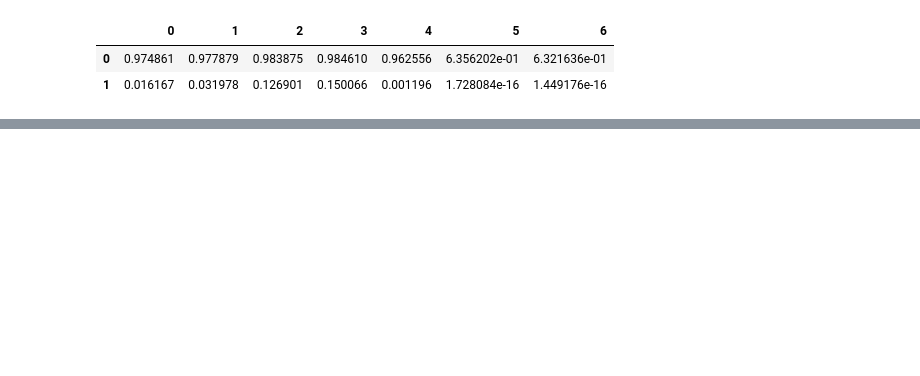
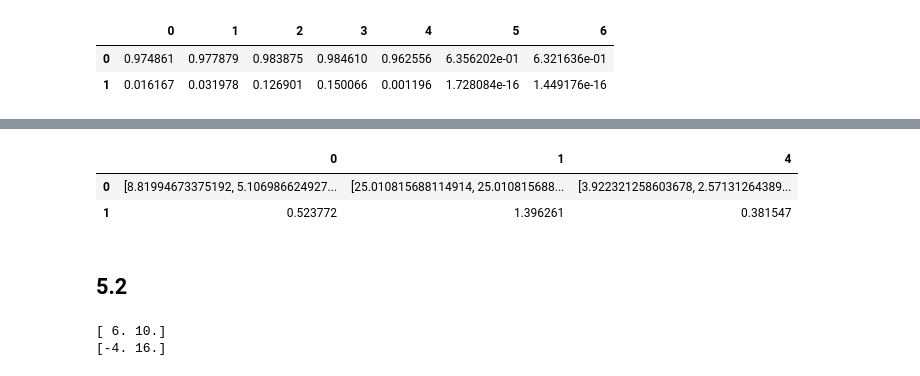
Before and after one commit to ThisisKUNMENG/jupyterlab_lite, a Jupyter notebook: content/multivariate/hw6.ipynb, the cells around one changed output, grey strips where cells are left out. Cells and saved outputs as stored; diff of their text form; code cells hidden in the pictures; blank space fills up the shorter version.

```diff
--- a/content/multivariate/hw6.ipynb
+++ b/content/multivariate/hw6.ipynb
@@ -23,0 +41,9 @@ d2_sort = np.sort(d2)
+# %%
+non_normal = data[[0,1,4]]
+non_normal.apply(stats.boxcox, axis=0)
+# %% [output]
+|  | 0 | 1 | 4 |
+| 0 | [8.81994673375192, 5.106986624927... | [25.010815688114914, 25.010815688... | [3.922321258603678, 2.57131264389... |
+| 1 | 0.523772 | 1.396261 | 0.381547 |
+# %% [markdown]
+## 5.2
@@ -23,0 +59,6 @@ d2_sort = np.sort(d2)
+# %%
+print(x_bar)
+print(new_x_bar)
+# %% [output]
+[ 6. 10.]
+[-4. 16.]
```
Also changed, not shown: parts of 12 cells of this notebook.
